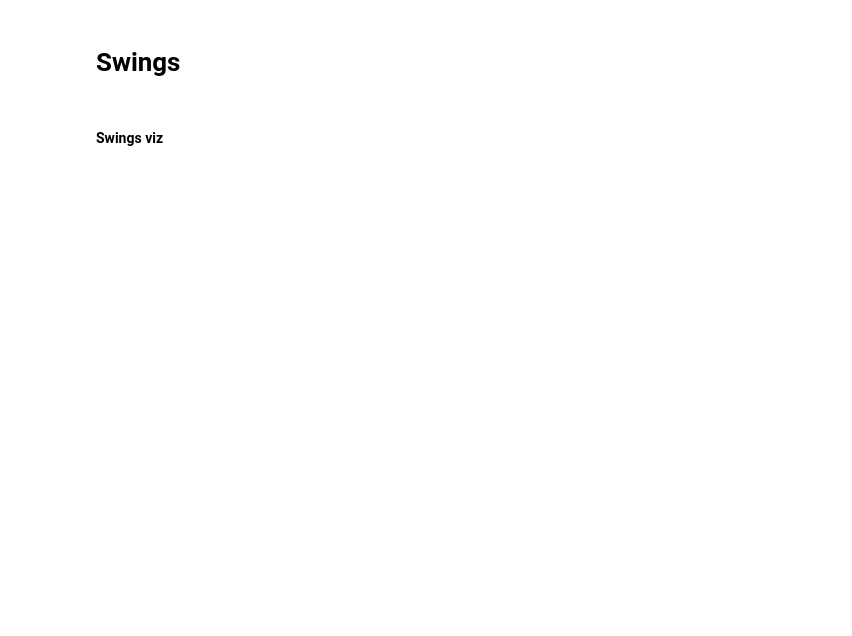
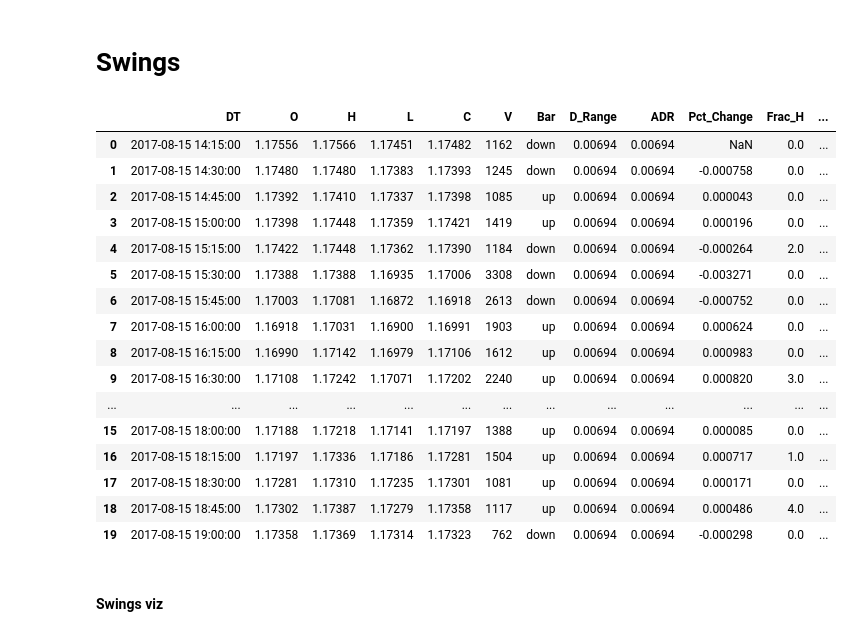
Before and after one commit to rrrudolph/trade, a Jupyter notebook: Strategy_Module.ipynb, the cells around one changed output. Drawn from its saved outputs; the diff is of its cells as text; code cells hidden in the pictures; blank space fills up the shorter version.

```diff
--- a/Strategy_Module.ipynb
+++ b/Strategy_Module.ipynb
@@ -241,33 +241,53 @@ df['Sw_Pct'] = round(df['Sw_Size']/df['ADR'], 2)
 
 # create a function of a curved line that will act as a weight
 # to use on the swing size. this will taper off the extreme
 # swing sizes to balance out the swing ratings overall
 df['Sw_Weight'] = -1.02 ** abs(df['Sw_Pct']*100) # function for curved line
 weight = df['Sw_Weight'][abs(df['Sw_Weight'].values) > 0] # list of weights
 
 # first fill NaNs with mean of group
 # normalize so its a weight between 0 and 1
 # now that the weights are normalized, multiply the swing by its weight
 # add the fractal rating to its swing and divide by 2
 
 weight.fillna(value=weight.mean(), inplace=True)
 df['Sw_Weight'] = (weight - min(weight)) / (max(weight) - min(weight))
 final = df['Sw_Size'] * df['Sw_Weight']
 temp = df[abs(df['Sw_Size']) > 0]
 df['Sw_Rating'] = round((abs(final) * 2000 + temp['Frac_H'] + temp['Frac_L']) / 2)
 
 
 
 df.drop(columns=['Sw_Weight'], inplace=True)
 
 # save the swing prices
 for i in df.index:
     a = df.loc[i,'H'][ df.loc[i,'Sw_Size'] < 0]
     b = df.loc[i,'L'][ df.loc[i,'Sw_Size'] > 0]
     if a.size > 0:
         df.loc[i,'Sw_Price'] = a
     elif b.size > 0:
         df.loc[i,'Sw_Price'] = b
+
+df.head(20)
+# %% [output]
+|  | DT | O | H | L | C | V | Bar | D_Range | ADR | Pct_Change | Frac_H | ... |
+| 0 | 2017-08-15 14:15:00 | 1.17556 | 1.17566 | 1.17451 | 1.17482 | 1162 | down | 0.00694 | 0.00694 | NaN | 0.0 | ... |
+| 1 | 2017-08-15 14:30:00 | 1.17480 | 1.17480 | 1.17383 | 1.17393 | 1245 | down | 0.00694 | 0.00694 | -0.000758 | 0.0 | ... |
+| 2 | 2017-08-15 14:45:00 | 1.17392 | 1.17410 | 1.17337 | 1.17398 | 1085 | up | 0.00694 | 0.00694 | 0.000043 | 0.0 | ... |
+| 3 | 2017-08-15 15:00:00 | 1.17398 | 1.17448 | 1.17359 | 1.17421 | 1419 | up | 0.00694 | 0.00694 | 0.000196 | 0.0 | ... |
+| 4 | 2017-08-15 15:15:00 | 1.17422 | 1.17448 | 1.17362 | 1.17390 | 1184 | down | 0.00694 | 0.00694 | -0.000264 | 2.0 | ... |
+| 5 | 2017-08-15 15:30:00 | 1.17388 | 1.17388 | 1.16935 | 1.17006 | 3308 | down | 0.00694 | 0.00694 | -0.003271 | 0.0 | ... |
+| 6 | 2017-08-15 15:45:00 | 1.17003 | 1.17081 | 1.16872 | 1.16918 | 2613 | down | 0.00694 | 0.00694 | -0.000752 | 0.0 | ... |
+| 7 | 2017-08-15 16:00:00 | 1.16918 | 1.17031 | 1.16900 | 1.16991 | 1903 | up | 0.00694 | 0.00694 | 0.000624 | 0.0 | ... |
+| 8 | 2017-08-15 16:15:00 | 1.16990 | 1.17142 | 1.16979 | 1.17106 | 1612 | up | 0.00694 | 0.00694 | 0.000983 | 0.0 | ... |
+| 9 | 2017-08-15 16:30:00 | 1.17108 | 1.17242 | 1.17071 | 1.17202 | 2240 | up | 0.00694 | 0.00694 | 0.000820 | 3.0 | ... |
+| ... | ... | ... | ... | ... | ... | ... | ... | ... | ... | ... | ... | ... |
+| 15 | 2017-08-15 18:00:00 | 1.17188 | 1.17218 | 1.17141 | 1.17197 | 1388 | up | 0.00694 | 0.00694 | 0.000085 | 0.0 | ... |
+| 16 | 2017-08-15 18:15:00 | 1.17197 | 1.17336 | 1.17186 | 1.17281 | 1504 | up | 0.00694 | 0.00694 | 0.000717 | 1.0 | ... |
+| 17 | 2017-08-15 18:30:00 | 1.17281 | 1.17310 | 1.17235 | 1.17301 | 1081 | up | 0.00694 | 0.00694 | 0.000171 | 0.0 | ... |
+| 18 | 2017-08-15 18:45:00 | 1.17302 | 1.17387 | 1.17279 | 1.17358 | 1117 | up | 0.00694 | 0.00694 | 0.000486 | 4.0 | ... |
+| 19 | 2017-08-15 19:00:00 | 1.17358 | 1.17369 | 1.17314 | 1.17323 | 762 | down | 0.00694 | 0.00694 | -0.000298 | 0.0 | ... |
 # %% [markdown]
 #### Swings viz
 # %%
```
Also changed, not shown: parts of 3 cells of this notebook.
